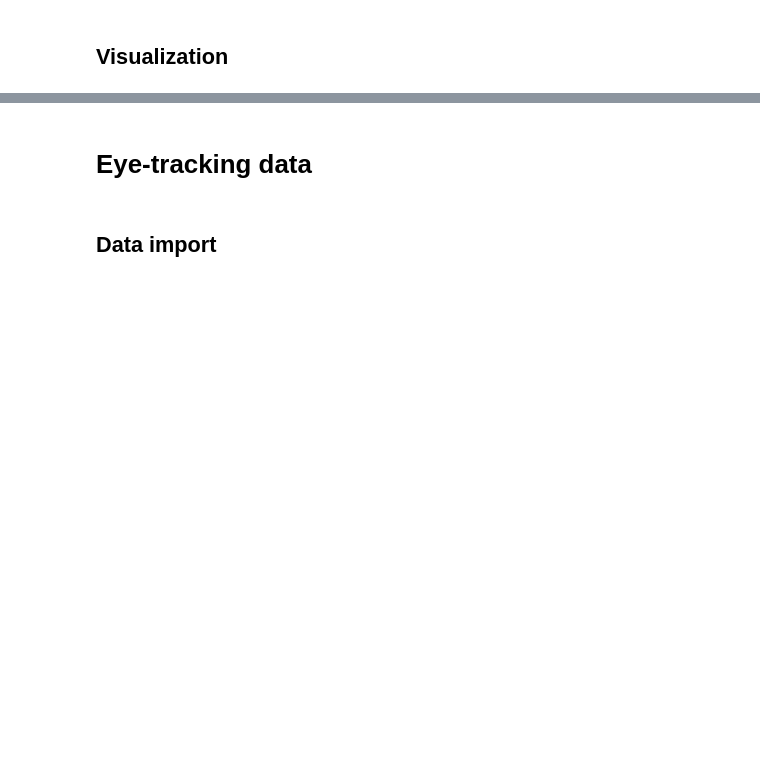
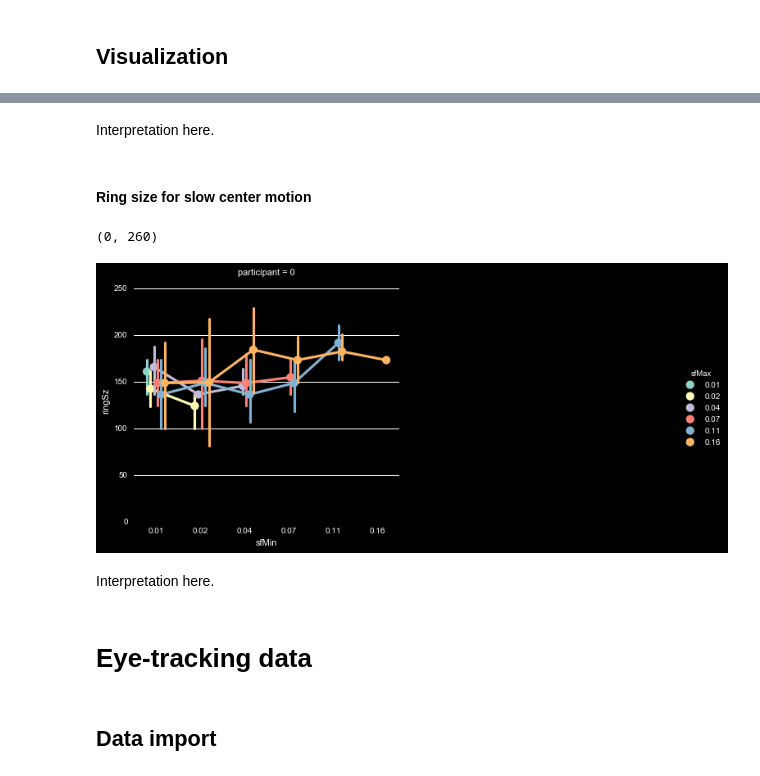
Before and after one commit to egorananyev/mc, a Jupyter notebook: analysis/mcEcc_ct-sfXv.ipynb, the cells around one changed output, grey strips where cells are left out. Saved outputs shown, nothing was run; the diff lists cells and outputs as text; code cells hidden in the pictures; blank space fills up the shorter version.

```diff
--- a/analysis/mcEcc_ct-sfXv.ipynb
+++ b/analysis/mcEcc_ct-sfXv.ipynb
@@ -215,3 +128,17 @@ plt.ylim(-0.1,1.1)
+# %% [markdown]
+Interpretation here.
+# %% [markdown]
+#### Ring size for slow center motion
+# %%
+ssSlow = ds[ds.slow==1]
+g = sns.factorplot(x='sfMin', y='ringSz', hue='sfMax', col='participant', col_wrap=2, ci=95,
+                   n_boot=200, dodge=.4, data=ssSlow, size=5)
+plt.ylim(0,260)
+# %% [output]
+(0, 260)
+[figure, added]
+# %% [markdown]
+Interpretation here.
 # %% [markdown]
 # Eye-tracking data
 # %% [markdown]
```
Also changed, not shown: parts of 28 cells of this notebook, 4 other files.
